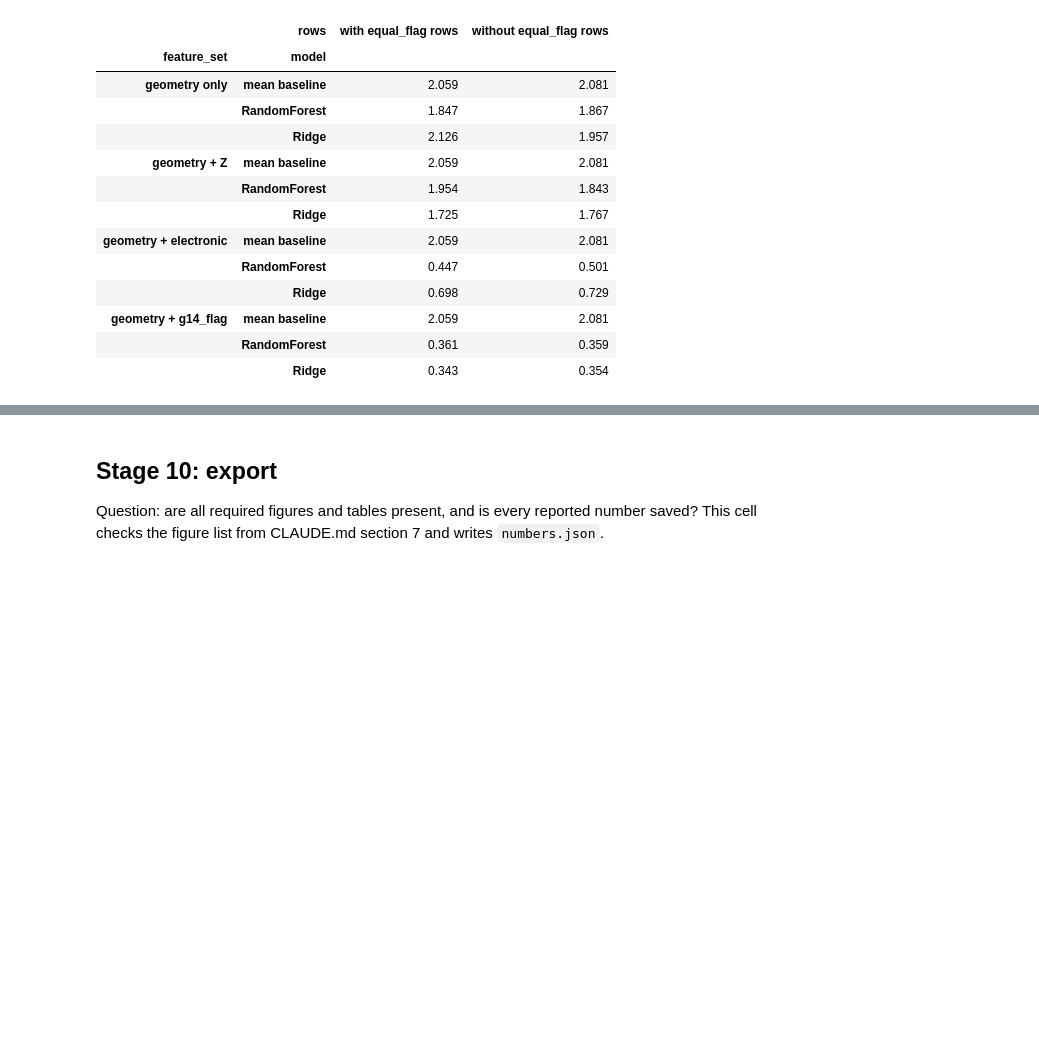
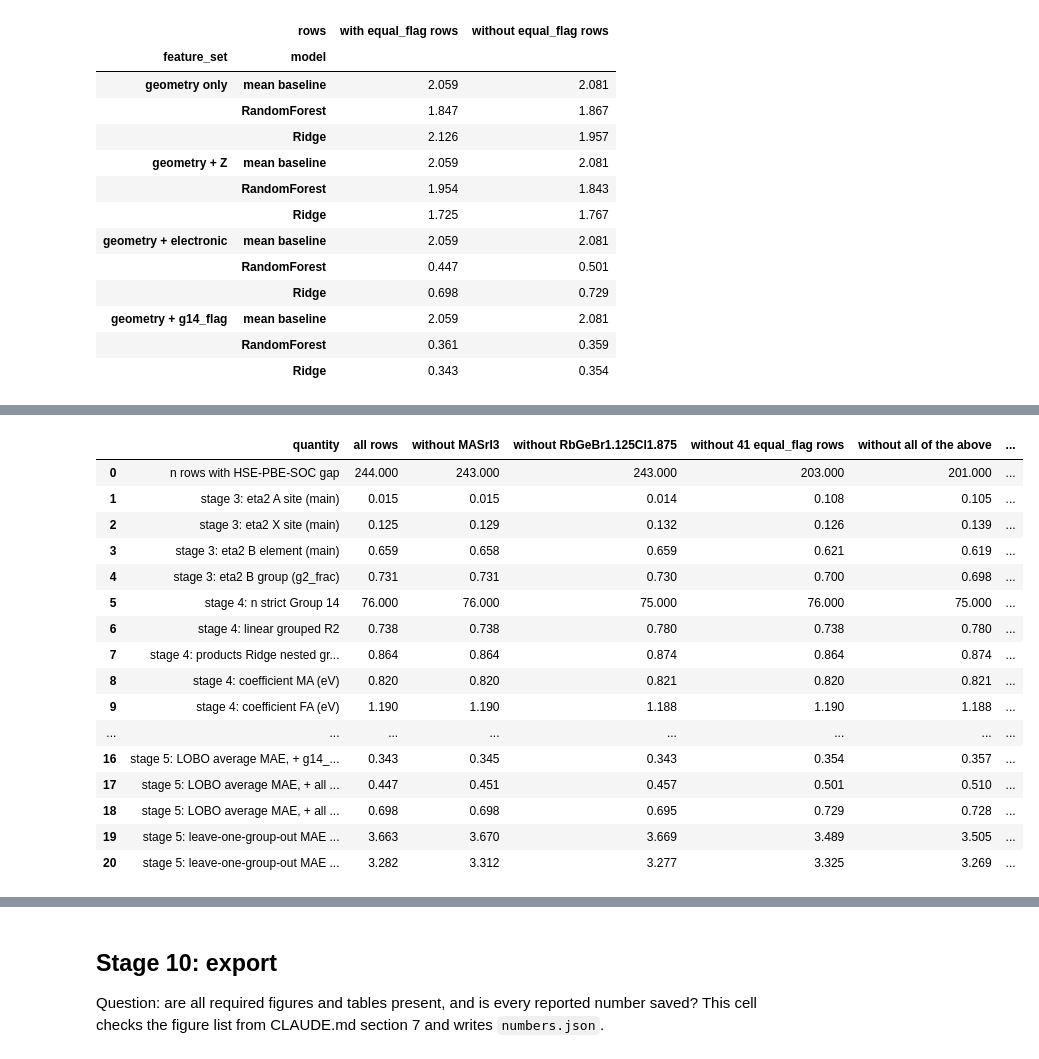
Before and after one commit to jatin-29/BTP-Perovskite, a Jupyter notebook: btp_perovskite.ipynb, the cells around one changed output, grey strips where cells are left out. Drawn from its saved outputs; the diff is of its cells as text; code cells hidden in the pictures; blank space fills up the shorter version.

```diff
--- a/btp_perovskite.ipynb
+++ b/btp_perovskite.ipynb
@@ -3315,0 +3485,57 @@ B group (g2_frac)                 0.731                    0.700
+# %%
+SUSPICIOUS = {"MASrI3": features["Formula"] == "MASrI_3",
+              "RbGeBr1.125Cl1.875": features["Formula"] == "RbGeBr_1.125Cl_1.875",
+              "41 equal_flag rows": features["equal_flag"]}
+SUSPICIOUS["all of the above"] = SUSPICIOUS["MASrI3"] | SUSPICIOUS["RbGeBr1.125Cl1.875"] | SUSPICIOUS["41 equal_flag rows"]
+for name, mask in SUSPICIOUS.items():
+    print("%-22s rows: %d (with HSE-PBE-SOC gap: %d)" % (name, mask.sum(), (mask & features[TARGET].notna()).sum()))
+
+
+def key_results(table):
+    """The headline numbers of stages 3, 4 and 5 for one version of the data (HSE-PBE-SOC target)."""
+    results = {}
+    hps_rows = table.dropna(subset=[TARGET]).reset_index(drop=True)
+    results["n rows with HSE-PBE-SOC gap"] = len(hps_rows)
+    for label_name, column in VARIANCE_LABELS.items():
+        results["stage 3: eta2 " + label_name] = eta_squared(hps_rows[TARGET], hps_rows[column])
+    g14_rows = hps_rows[hps_rows["g2_frac"] == 0].reset_index(drop=True)
+    X = g14_rows[FRAC_FEATURES].values
+    y = g14_rows[TARGET].values
+    groups = g14_rows["group_key"].values
+    results["stage 4: n strict Group 14"] = len(g14_rows)
+    results["stage 4: linear grouped R2"] = cv_scores(LinearRegression(), X, y, GROUPED_CV, groups)["R2"]
+    nested, _ = nested_grouped_predictions(X, y, groups)
+    results["stage 4: products Ridge nested grouped R2"] = r2_score(y, nested)
+    coefficients = LinearRegression().fit(X, y).coef_
+    for name in ["frac_Ma", "frac_Fa", "frac_I", "frac_Ge", "frac_Sn"]:
+        results["stage 4: coefficient %s (eV)" % FRAC_NAMES[name]] = coefficients[FRAC_FEATURES.index(name)]
+    for set_name in ["geometry only", "+ g14_flag only", "+ all electronic"]:
+        for model_name in ["RandomForest", "Ridge"]:
+            per_element, _ = clean_leave_one_b_out(hps_rows, ABLATION_SETS[set_name], model_name)
+            results["stage 5: LOBO average MAE, %s, %s" % (set_name, model_name)] = per_element["MAE_eV"].mean()
+    s14_rows = hps_rows[hps_rows["strict_group"] == "Group 14"]
+    s2_rows = hps_rows[hps_rows["strict_group"] == "Group 2"]
+    for direction, train, test in [("G14 -> G2", s14_rows, s2_rows), ("G2 -> G14", s2_rows, s14_rows)]:
+        model = make_model("RandomForest").fit(train[GEOM_FEATURES + ELEC_FEATURES].values, train[TARGET].values)
+        results["stage 5: leave-one-group-out MAE %s, RF geometry + electronic" % direction] = mae(
+            test[TARGET].values, model.predict(test[GEOM_FEATURES + ELEC_FEATURES].values))
+    return results
+
+
+sensitivity = {"all rows": key_results(features)}
+for name, mask in SUSPICIOUS.items():
+    sensitivity["without " + name] = key_results(features[~mask])
+sensitivity_table = pd.DataFrame(sensitivity)
+for column in sensitivity_table.columns[1:]:
+    sensitivity_table["change, " + column] = sensitivity_table[column] - sensitivity_table["all rows"]
+sensitivity_table = sensitivity_table.round(3).reset_index().rename(columns={"index": "quantity"})
+save_table(sensitivity_table, "stage8_suspicious_rows_sensitivity")
+largest = sensitivity_table[[c for c in sensitivity_table.columns if c.startswith("change")]].abs().max(axis=1)
+for row_index, row in sensitivity_table.iterrows():
+    for column in sensitivity_table.columns[1:6]:
+        record("sensitivity_%s_%s" % (column.replace(" ", "_"), row["quantity"].replace(" ", "_").replace(",", "").replace(":", "")),
+               row[column], "stage 8 (5)")
+print("largest absolute change over the scenarios, per quantity:")
+print(pd.DataFrame({"quantity": sensitivity_table["quantity"], "max_abs_change": largest}).to_string(index=False))
+sensitivity_table
+# %% [output]
@@ -3316 +3559,18 @@ B group (g2_frac)                 0.731                    0.700
+|  | quantity | all rows | without MASrI3 | without RbGeBr1.125Cl1.875 | without 41 equal_flag rows | without all of the above | ... |
+| 0 | n rows with HSE-PBE-SOC gap | 244.000 | 243.000 | 243.000 | 203.000 | 201.000 | ... |
+| 1 | stage 3: eta2 A site (main) | 0.015 | 0.015 | 0.014 | 0.108 | 0.105 | ... |
+| 2 | stage 3: eta2 X site (main) | 0.125 | 0.129 | 0.132 | 0.126 | 0.139 | ... |
+| 3 | stage 3: eta2 B element (main) | 0.659 | 0.658 | 0.659 | 0.621 | 0.619 | ... |
+| 4 | stage 3: eta2 B group (g2_frac) | 0.731 | 0.731 | 0.730 | 0.700 | 0.698 | ... |
+| 5 | stage 4: n strict Group 14 | 76.000 | 76.000 | 75.000 | 76.000 | 75.000 | ... |
+| 6 | stage 4: linear grouped R2 | 0.738 | 0.738 | 0.780 | 0.738 | 0.780 | ... |
+| 7 | stage 4: products Ridge nested gr... | 0.864 | 0.864 | 0.874 | 0.864 | 0.874 | ... |
+| 8 | stage 4: coefficient MA (eV) | 0.820 | 0.820 | 0.821 | 0.820 | 0.821 | ... |
+| 9 | stage 4: coefficient FA (eV) | 1.190 | 1.190 | 1.188 | 1.190 | 1.188 | ... |
+| ... | ... | ... | ... | ... | ... | ... | ... |
+| 16 | stage 5: LOBO average MAE, + g14_... | 0.343 | 0.345 | 0.343 | 0.354 | 0.357 | ... |
+| 17 | stage 5: LOBO average MAE, + all ... | 0.447 | 0.451 | 0.457 | 0.501 | 0.510 | ... |
+| 18 | stage 5: LOBO average MAE, + all ... | 0.698 | 0.698 | 0.695 | 0.729 | 0.728 | ... |
+| 19 | stage 5: leave-one-group-out MAE ... | 3.663 | 3.670 | 3.669 | 3.489 | 3.505 | ... |
+| 20 | stage 5: leave-one-group-out MAE ... | 3.282 | 3.312 | 3.277 | 3.325 | 3.269 | ... |
 # %%
```
Also changed, not shown: parts of 22 cells of this notebook, 15 other files.
